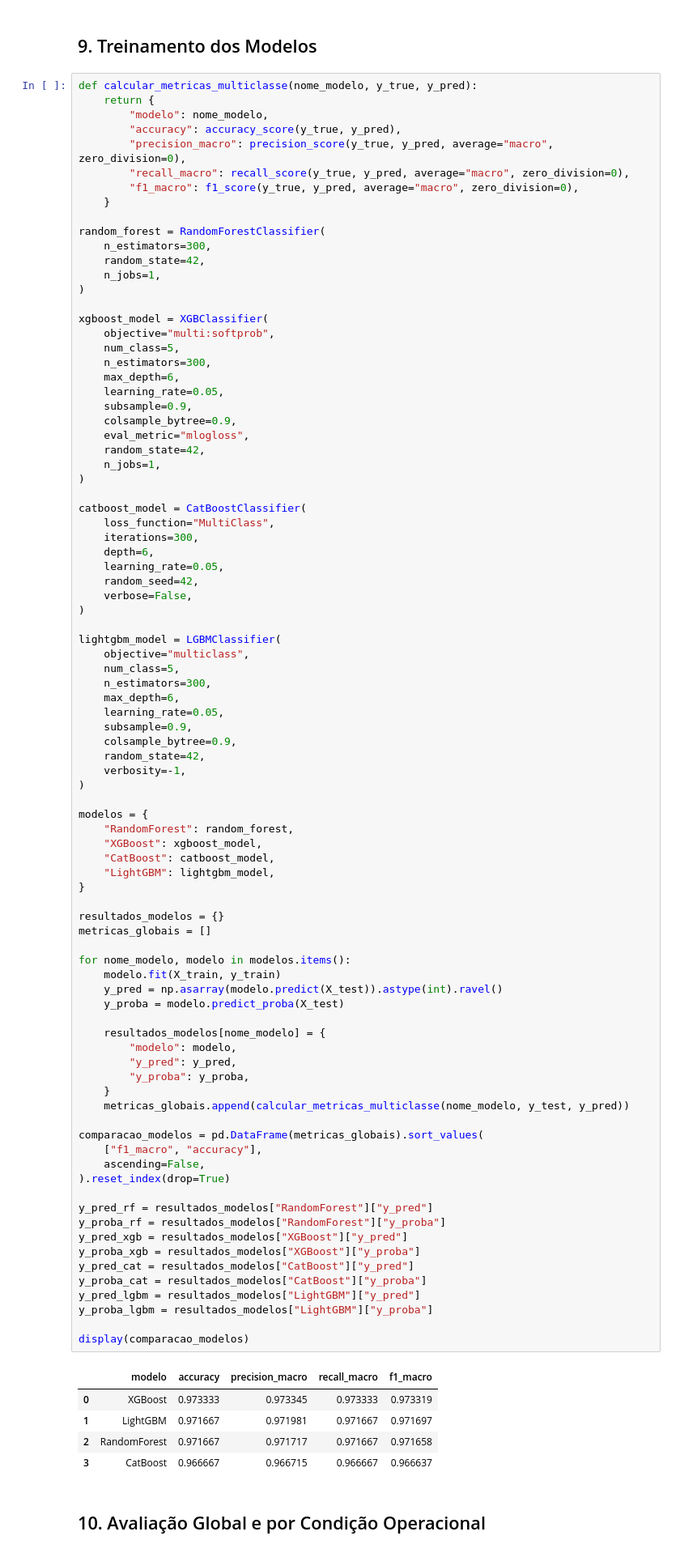
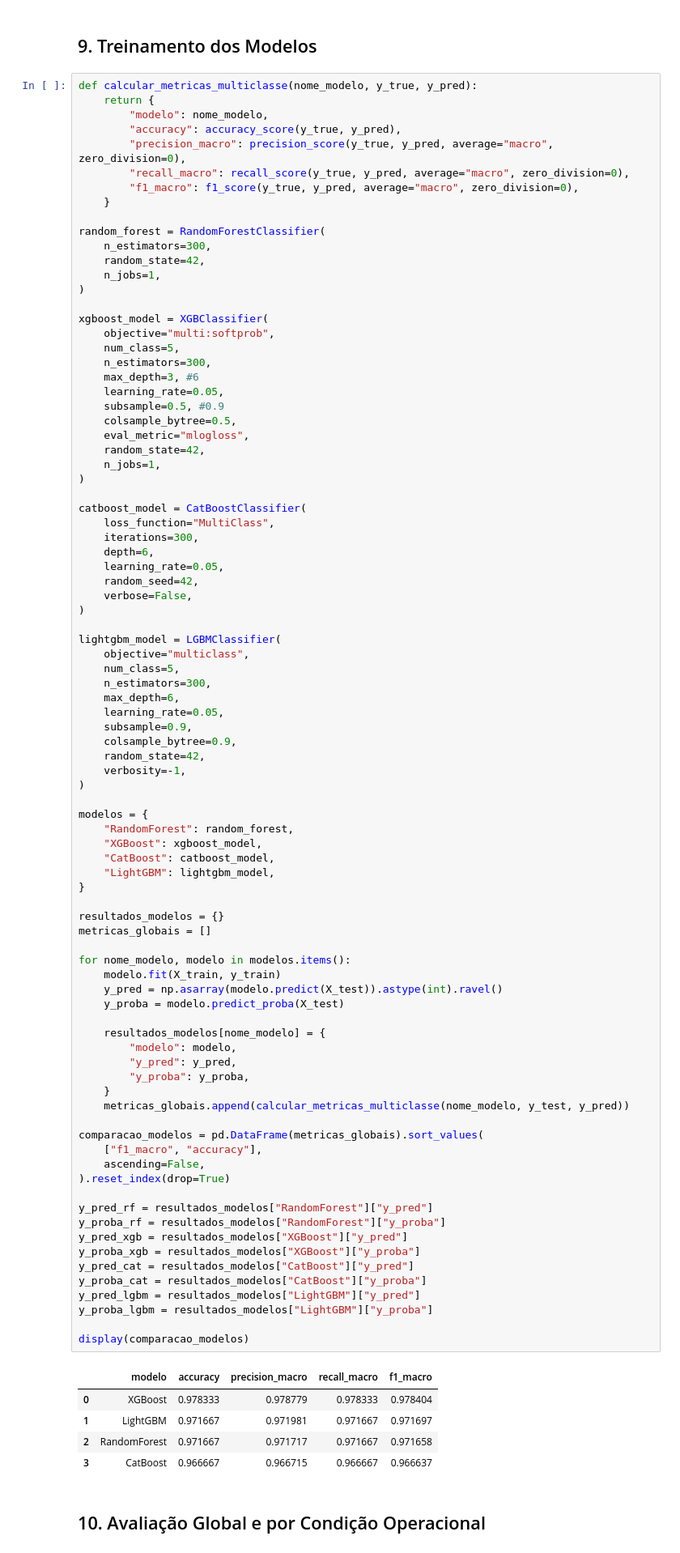
Before and after one commit to MateusZanco/predictive_maintenance_fft_ml_xai_llm, a Jupyter notebook: notebooks/predictive_maintenance_fft_ml_xai_llm_analise_1500_2700rpm_juntos.ipynb, the cells around one changed output. Shown at 81% size. Cells and saved outputs as stored; diff of their text form.

```diff
--- a/notebooks/predictive_maintenance_fft_ml_xai_llm_analise_1500_2700rpm_juntos.ipynb
+++ b/notebooks/predictive_maintenance_fft_ml_xai_llm_analise_1500_2700rpm_juntos.ipynb
@@ -606,10 +619,10 @@ xgboost_model = XGBClassifier(
     objective="multi:softprob",
     num_class=5,
     n_estimators=300,
-    max_depth=6,
+    max_depth=3, #6
     learning_rate=0.05,
-    subsample=0.9,
-    colsample_bytree=0.9,
+    subsample=0.5, #0.9
+    colsample_bytree=0.5,
     eval_metric="mlogloss",
     random_state=42,
     n_jobs=1,
@@ -648,34 +661,34 @@ metricas_globais = []
 
 for nome_modelo, modelo in modelos.items():
     modelo.fit(X_train, y_train)
     y_pred = np.asarray(modelo.predict(X_test)).astype(int).ravel()
     y_proba = modelo.predict_proba(X_test)
 
     resultados_modelos[nome_modelo] = {
         "modelo": modelo,
         "y_pred": y_pred,
         "y_proba": y_proba,
     }
     metricas_globais.append(calcular_metricas_multiclasse(nome_modelo, y_test, y_pred))
 
 comparacao_modelos = pd.DataFrame(metricas_globais).sort_values(
     ["f1_macro", "accuracy"],
     ascending=False,
 ).reset_index(drop=True)
 
 y_pred_rf = resultados_modelos["RandomForest"]["y_pred"]
 y_proba_rf = resultados_modelos["RandomForest"]["y_proba"]
 y_pred_xgb = resultados_modelos["XGBoost"]["y_pred"]
 y_proba_xgb = resultados_modelos["XGBoost"]["y_proba"]
 y_pred_cat = resultados_modelos["CatBoost"]["y_pred"]
 y_proba_cat = resultados_modelos["CatBoost"]["y_proba"]
 y_pred_lgbm = resultados_modelos["LightGBM"]["y_pred"]
 y_proba_lgbm = resultados_modelos["LightGBM"]["y_proba"]
 
 display(comparacao_modelos)
 # %% [output]
 |  | modelo | accuracy | precision_macro | recall_macro | f1_macro |
-| 0 | XGBoost | 0.973333 | 0.973345 | 0.973333 | 0.973319 |
+| 0 | XGBoost | 0.978333 | 0.978779 | 0.978333 | 0.978404 |
 | 1 | LightGBM | 0.971667 | 0.971981 | 0.971667 | 0.971697 |
 | 2 | RandomForest | 0.971667 | 0.971717 | 0.971667 | 0.971658 |
 | 3 | CatBoost | 0.966667 | 0.966715 | 0.966667 | 0.966637 |
```
Also changed, not shown: parts of 6 cells of this notebook, 11 other files.
